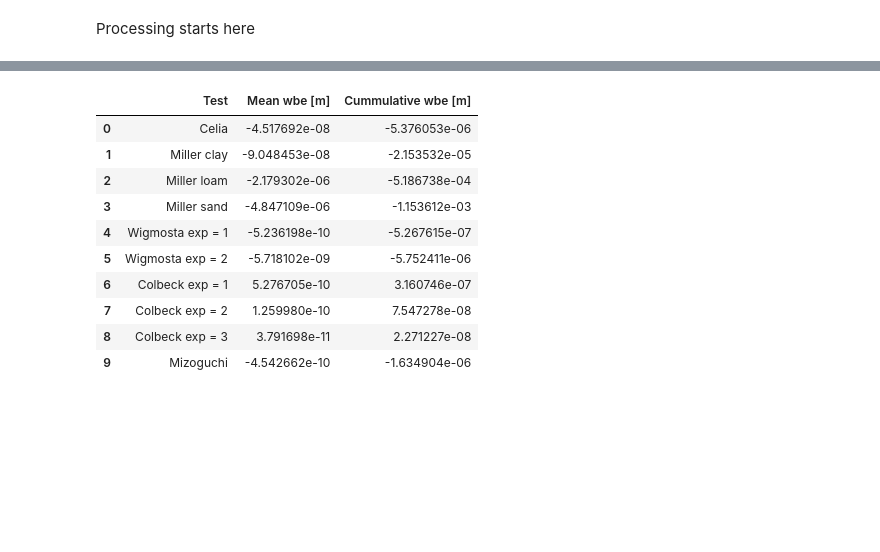
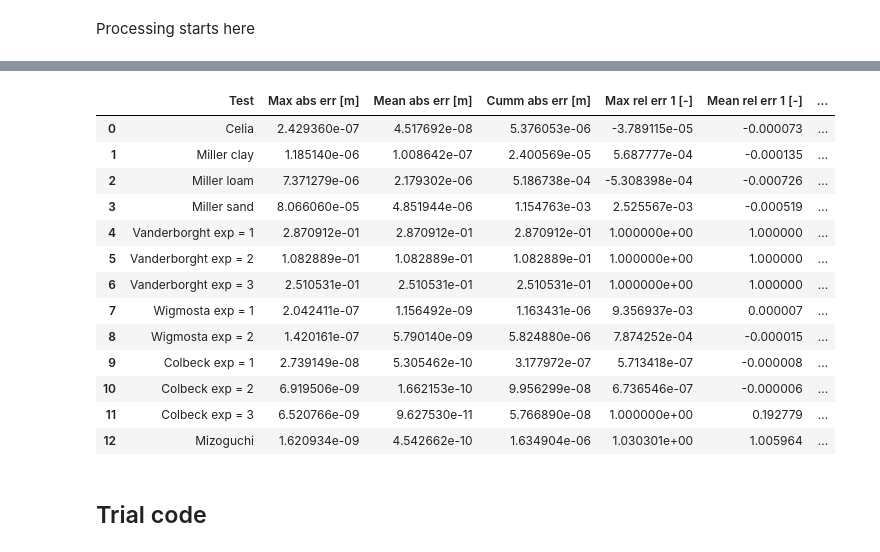
Before and after one commit to CH-Earth/laughTests, a Jupyter notebook: balance_checks/calculate_balances.ipynb, the cells around one changed output, grey strips where cells are left out. Drawn from its saved outputs; the diff is of its cells as text; code cells hidden in the pictures; blank space fills up the shorter version.

Commit message:
updated to balance check notebooks

```diff
--- a/balance_checks/calculate_balances.ipynb
+++ b/balance_checks/calculate_balances.ipynb
@@ -59,10 +60,13 @@ def calc_wb(dat,domain):
     # - mLayerCompress
 
     # Make some storage variables
-    vec_liqError = []
+    vec_liqError  = []
+    vec_state     = []
+    vec_stateDiff = []
 
     # Find the timestep size [s]
     dt = round((dat['time'][1] - dat['time'][0]).values/np.timedelta64(1, 's'))
+    print('    timestep size = ' + str(dt) + ' s.')
 
     # Intrinsic densities (needed for snow)
     iden_liq = 1000 # [kg m-3]
@@ -77,9 +81,9 @@ def calc_wb(dat,domain):
         E_time = t+1
 
         # Get the layer variables at t=t
-        S_nSoil   = dat['nSoil'].isel(time=S_time).values
-        S_nSnow   = dat['nSnow'].isel(time=S_time).values
-        S_nLayers = dat['nLayers'].isel(time=S_time).values
+        S_nSoil   = dat['nSoil'].isel(time=S_time).values.astype('int')
+        S_nSnow   = dat['nSnow'].isel(time=S_time).values.astype('int')
+        S_nLayers = dat['nLayers'].isel(time=S_time).values.astype('int')
 
         # Do computations based on the specified domain
         if domain == 'snow':
@@ -94,9 +98,9 @@ def calc_wb(dat,domain):
             snowBalance0 = mass0 / iden_liq
 
             # Layer variables at t=t+1
-            E_nSoil   = dat['nSoil'].isel(time=E_time).values
-            E_nSnow   = dat['nSnow'].isel(time=E_time).values
-            E_nLayers = dat['nLayers'].isel(time=E_time).values
+            E_nSoil   = dat['nSoil'].isel(time=E_time).values.astype('int')
+            E_nSnow   = dat['nSnow'].isel(time=E_time).values.astype('int')
+            E_nLayers = dat['nLayers'].isel(time=E_time).values.astype('int')
             E_mLayerDepth = dat['mLayerDepth'].isel(time=E_time,midToto=slice(0,E_nSnow)).values # needs to start at index 0, not 1 in Python
 
             # Rainfall flux between t=t and t=t+1
@@ -119,6 +123,8 @@ def calc_wb(dat,domain):
 
             # Append
             vec_liqError.append(liqError)
+            vec_state.append(snowBalance1)
+            vec_stateDiff.append(snowBalance1 - snowBalance0)
 
         elif domain == 'soil':
 
@@ -131,9 +137,9 @@ def calc_wb(dat,domain):
             soilBalance0 = sum( (S_mLayerVolFraqLiq + S_mLayerVolFraqIce) * S_mLayerDepth )
 
             # Layer variables at t=t+1
-            E_nSoil   = dat['nSoil'].isel(time=E_time).values
-            E_nSnow   = dat['nSnow'].isel(time=E_time).values
-            E_nLayers = dat['nLayers'].isel(time=E_time).values
+            E_nSoil   = dat['nSoil'].isel(time=E_time).values.astype('int')
+            E_nSnow   = dat['nSnow'].isel(time=E_time).values.astype('int')
+            E_nLayers = dat['nLayers'].isel(time=E_time).values.astype('int')
             E_mLayerDepth = dat['mLayerDepth'].isel(time=E_time,midToto=slice(E_nSnow,E_nLayers)).values # needs to start at index 0, not 1 in Python
 
             # Vertical downward flux between t=t and t=t+1 (needs t=t+1)
@@ -161,6 +167,7 @@ def calc_wb(dat,domain):
 
             # Append
             vec_liqError.append(liqError)
+            vec_state.append(soilBalance1)
+            vec_stateDiff.append(soilBalance1 - soilBalance0)
 
-    # outputs
-    return vec_liqError
+    return vec_liqError, vec_state, vec_stateDiff
@@ -209,19 +288,31 @@ Working on Mizoguchi
-# %%
-# Make a dataframe
-results = pd.DataFrame( {'Test'                           : test_name,
-                         'Mean wbe [m]'       : wbe_mean,
-                         'Cummulative wbe [m]': wbe_cum},
-                       columns = ['Test', 'Mean wbe [m]', 'Cummulative wbe [m]'])
-results
-# %% [output]
-|  | Test | Mean wbe [m] | Cummulative wbe [m] |
-| 0 | Celia | -4.517692e-08 | -5.376053e-06 |
-| 1 | Miller clay | -9.048453e-08 | -2.153532e-05 |
-| 2 | Miller loam | -2.179302e-06 | -5.186738e-04 |
-| 3 | Miller sand | -4.847109e-06 | -1.153612e-03 |
-| 4 | Wigmosta exp = 1 | -5.236198e-10 | -5.267615e-07 |
-| 5 | Wigmosta exp = 2 | -5.718102e-09 | -5.752411e-06 |
-| 6 | Colbeck exp = 1 | 5.276705e-10 | 3.160746e-07 |
-| 7 | Colbeck exp = 2 | 1.259980e-10 | 7.547278e-08 |
-| 8 | Colbeck exp = 3 | 3.791698e-11 | 2.271227e-08 |
-| 9 | Mizoguchi | -4.542662e-10 | -1.634904e-06 |
+# %%
+# Make a dataframe
+results = pd.DataFrame( {'Test'               : test_name,
+                         'Max abs err    [m]' : maxAbsErr,
+                         'Mean abs err   [m]' : meanAbsErr,
+                         'Cumm abs err   [m]' : cumAbsErr,
+                         'Max rel err 1  [-]' : maxRelErr1,
+                         'Mean rel err 1 [-]' : meanRelErr1,
+                         'Max rel err 2  [-]' : maxRelErr2,
+                         'Mean rel err 2 [-]' : meanRelErr2},
+                       columns = ['Test', 'Max abs err    [m]', 'Mean abs err   [m]', 'Cumm abs err   [m]', \
+                                  'Max rel err 1  [-]', 'Mean rel err 1 [-]', 'Max rel err 2  [-]', \
+                                  'Mean rel err 2 [-]'])
+results
+# %% [output]
+|  | Test | Max abs err [m] | Mean abs err [m] | Cumm abs err [m] | Max rel err 1 [-] | Mean rel err 1 [-] | ... |
+| 0 | Celia | 2.429360e-07 | 4.517692e-08 | 5.376053e-06 | -3.789115e-05 | -0.000073 | ... |
+| 1 | Miller clay | 1.185140e-06 | 1.008642e-07 | 2.400569e-05 | 5.687777e-04 | -0.000135 | ... |
+| 2 | Miller loam | 7.371279e-06 | 2.179302e-06 | 5.186738e-04 | -5.308398e-04 | -0.000726 | ... |
+| 3 | Miller sand | 8.066060e-05 | 4.851944e-06 | 1.154763e-03 | 2.525567e-03 | -0.000519 | ... |
+| 4 | Vanderborght exp = 1 | 2.870912e-01 | 2.870912e-01 | 2.870912e-01 | 1.000000e+00 | 1.000000 | ... |
+| 5 | Vanderborght exp = 2 | 1.082889e-01 | 1.082889e-01 | 1.082889e-01 | 1.000000e+00 | 1.000000 | ... |
+| 6 | Vanderborght exp = 3 | 2.510531e-01 | 2.510531e-01 | 2.510531e-01 | 1.000000e+00 | 1.000000 | ... |
+| 7 | Wigmosta exp = 1 | 2.042411e-07 | 1.156492e-09 | 1.163431e-06 | 9.356937e-03 | 0.000007 | ... |
+| 8 | Wigmosta exp = 2 | 1.420161e-07 | 5.790140e-09 | 5.824880e-06 | 7.874252e-04 | -0.000015 | ... |
+| 9 | Colbeck exp = 1 | 2.739149e-08 | 5.305462e-10 | 3.177972e-07 | 5.713418e-07 | -0.000008 | ... |
+| 10 | Colbeck exp = 2 | 6.919506e-09 | 1.662153e-10 | 9.956299e-08 | 6.736546e-07 | -0.000006 | ... |
+| 11 | Colbeck exp = 3 | 6.520766e-09 | 9.627530e-11 | 5.766890e-08 | 1.000000e+00 | 0.192779 | ... |
+| 12 | Mizoguchi | 1.620934e-09 | 4.542662e-10 | 1.634904e-06 | 1.030301e+00 | 1.005964 | ... |
+# %% [markdown]
+## Trial code
```
Also changed, not shown: parts of 17 cells of this notebook.
